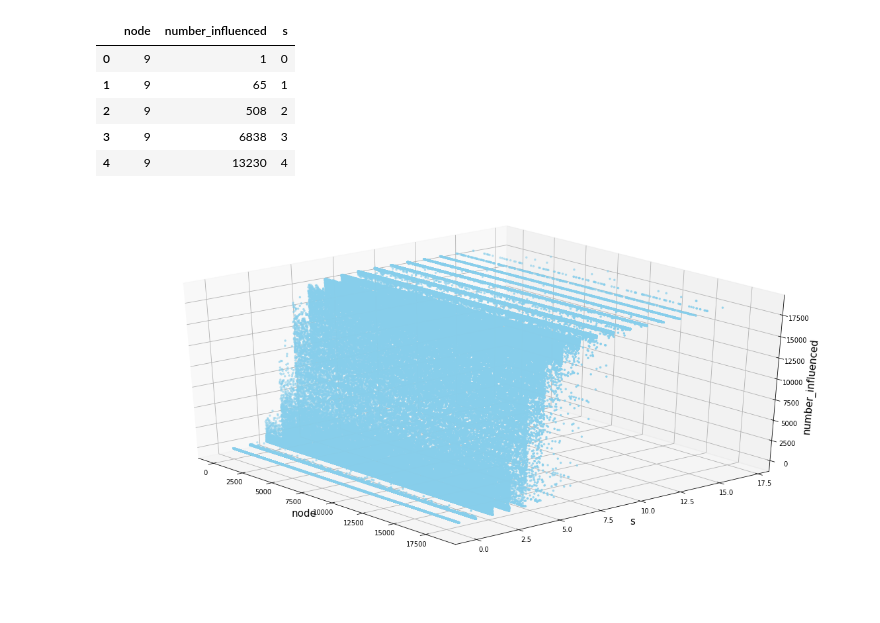
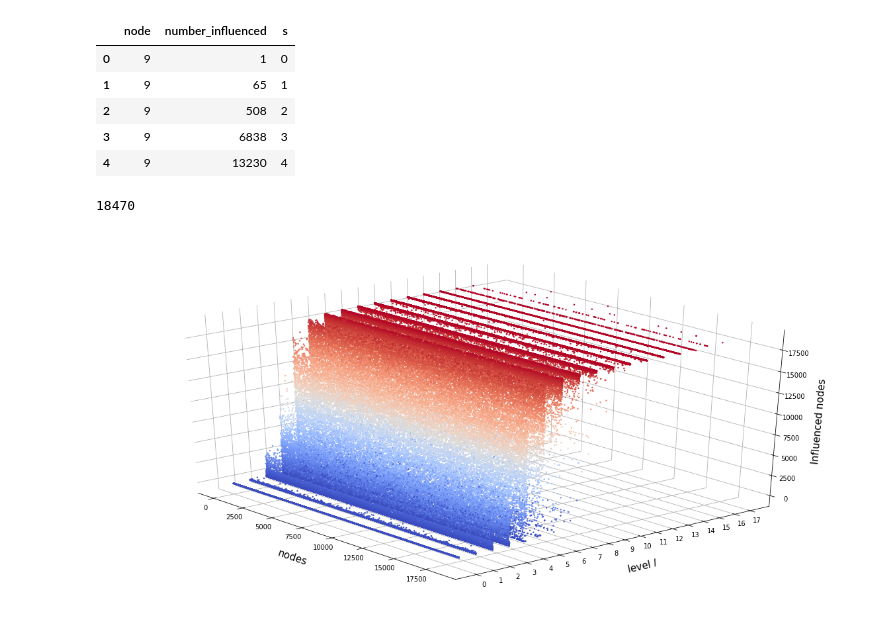
Before and after one commit to GCantergiani/ltc_ltr, a Jupyter notebook: postprocessing/rt-pol/plurality_visualization.ipynb, the cells around one changed output. Cells and saved outputs as stored; diff of their text form; code cells hidden in the pictures.

```diff
--- a/postprocessing/rt-pol/plurality_visualization.ipynb
+++ b/postprocessing/rt-pol/plurality_visualization.ipynb
@@ -12,6 +12,10 @@ from mpl_toolkits.mplot3d import Axes3D
 Populating the interactive namespace from numpy and matplotlib
 # %%
 df = pd.read_csv('parallel_merge_plurality.csv', names=['k','node','number_influenced','s'])
+# %%
+MIN_V_VALUE = 0
+MAX_V_VALUE = 18470
+BORDER = 200
 # %%
 df.groupby(['node','s'], sort=False)['k'].max()
 idx = df.groupby(['node','s'])['k'].transform(max) == df['k']
@@ -27,22 +31,39 @@ df_sub_sample.head()
 | 2 | 9 | 508 | 2 |
 | 3 | 9 | 6838 | 3 |
 | 4 | 9 | 13230 | 4 |
+# %%
+df_sub_sample['number_influenced'].max()
+# %% [output]
+18470
 # %%
 fig = plt.figure(figsize=(20,10))
 
 ax = fig.add_subplot(111, projection='3d')
 ax.scatter(df_sub_sample['node'],
            df_sub_sample['s'],
            df_sub_sample['number_influenced'],
-           cmap=plt.cm.viridis,
-           c='skyblue', s=6)
+           c=df_sub_sample['number_influenced'],
+           linewidth=0,
+           s=6,
+           cmap=cm.coolwarm, depthshade=False,
+           vmin=MIN_V_VALUE,
+           vmax=MAX_V_VALUE)
 
-ax.set_xlabel('node', fontsize=15)
-ax.set_ylabel('s', fontsize=15)
-ax.set_zlabel('number_influenced', fontsize=15)
+matplotlib.pyplot.yticks(range(0, 18))
+
+ax.set_xlabel('nodes', fontsize=15)
+ax.set_ylabel(r'level $\it{l}$', fontsize=15)
+ax.set_zlabel('Influenced nodes', fontsize=15)
+ax.xaxis.labelpad = 20
+ax.yaxis.labelpad = 20
+ax.zaxis.labelpad = 10
+
+ax.xaxis.set_pane_color((1.0, 1.0, 1.0, 0.0))
+ax.yaxis.set_pane_color((1.0, 1.0, 1.0, 0.0))
+ax.zaxis.set_pane_color((1.0, 1.0, 1.0, 0.0))
 
 ax.view_init(30, -40)
 
 plt.show()
 # %% [output]
-[figure, old version]
+[figure, new version]
```
Also changed, not shown: parts of 4 cells of this notebook, 3 other files.
